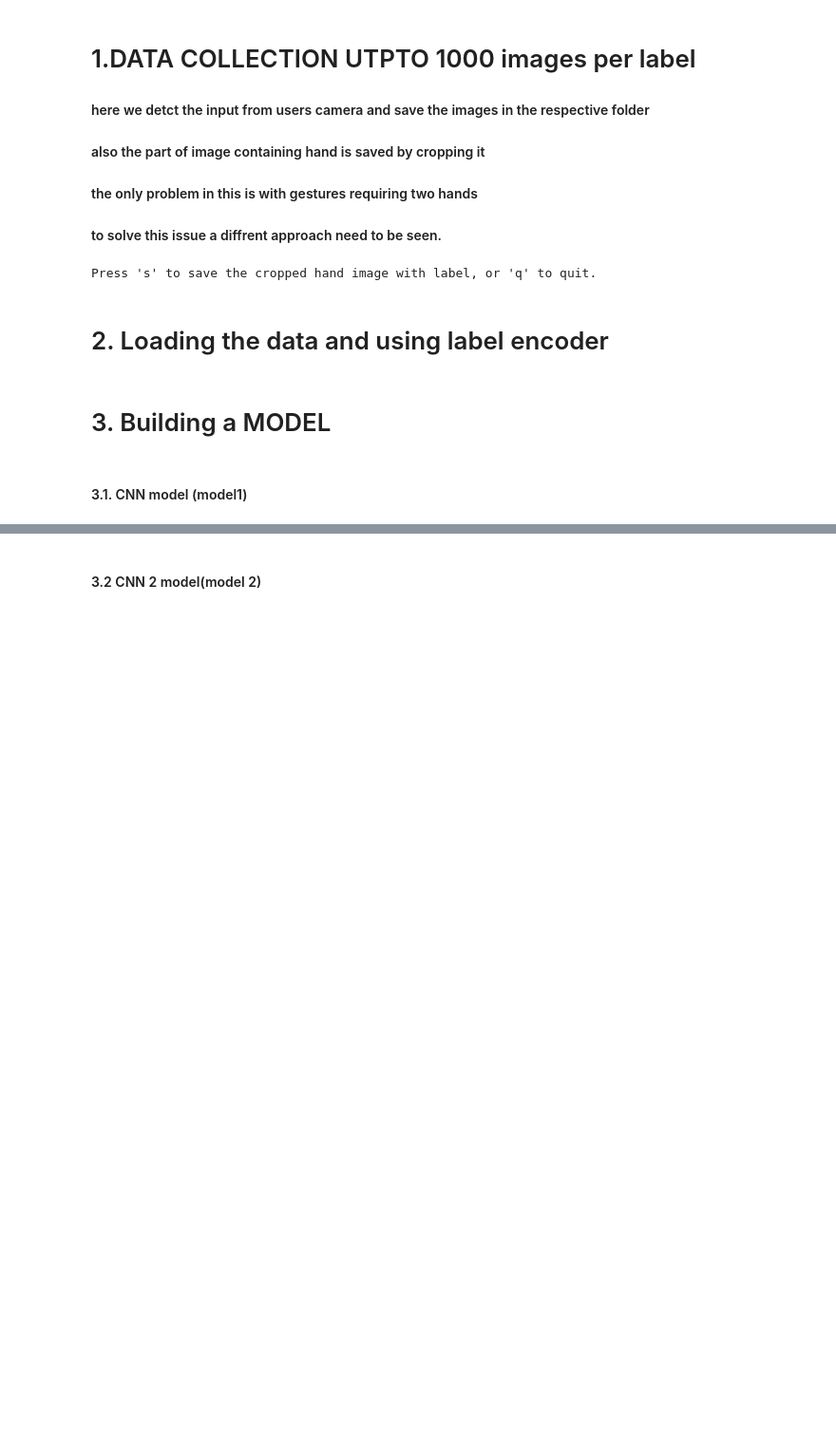
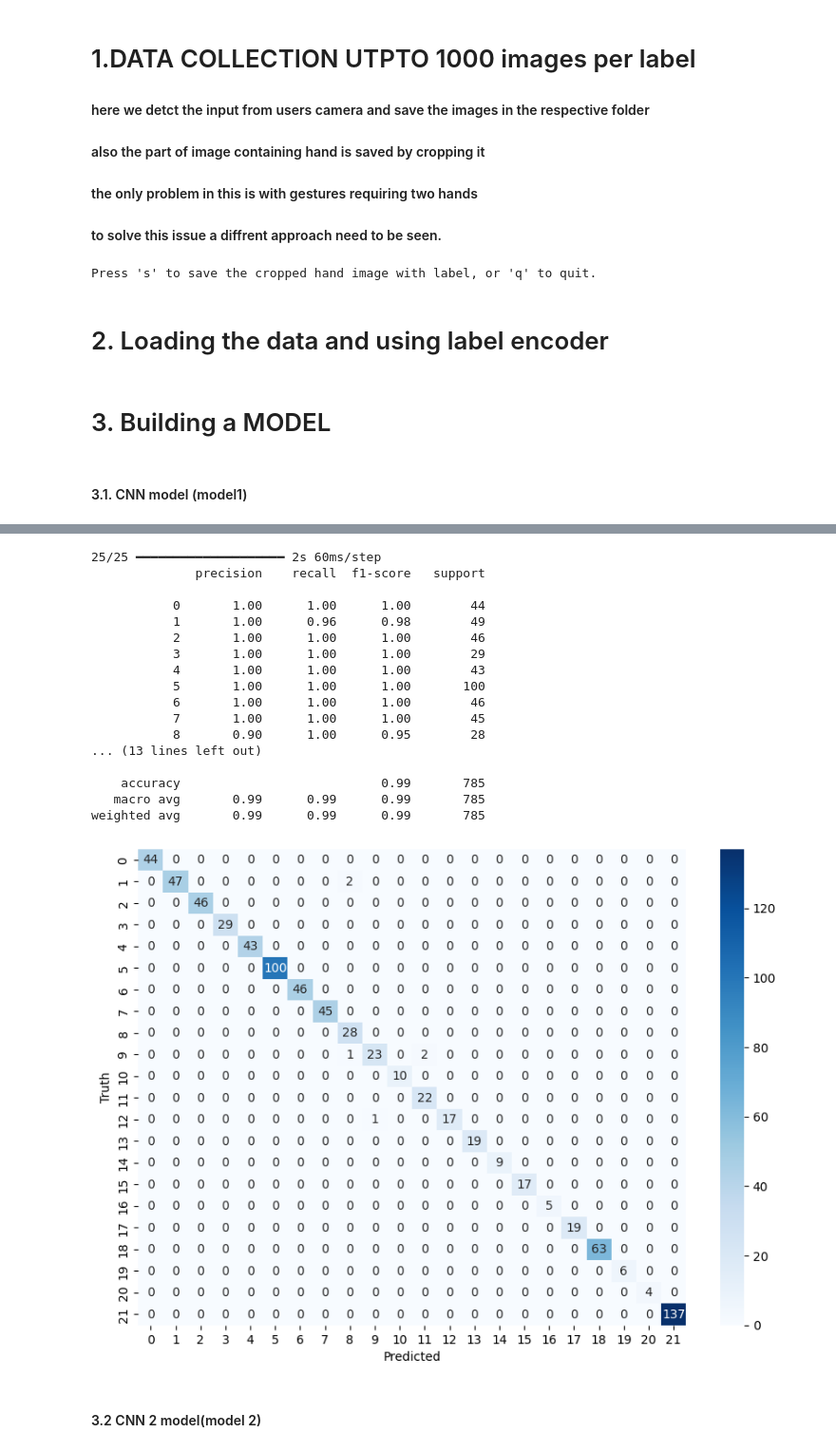
Before and after one commit to prashantraj1X1/Sign_language_detection, a Jupyter notebook: Final(Revised).ipynb, the cells around one changed output, grey strips where cells are left out. Shown at 95% size. Cells and saved outputs as stored; diff of their text form; code cells hidden in the pictures; blank space fills up the shorter version.

Commit message:
Models accuracies and new model started copy model trained on previous dataset deleted .

```diff
--- a/Final(Revised).ipynb
+++ b/Final(Revised).ipynb
@@ -224,2 +229,20 @@ Epoch 20/20
 WARNING:absl:You are saving your model as an HDF5 file via `model.save()` or `keras.saving.save_model(model)`. This file format is considered legacy. We recommend using instead the native Keras format ...
 Model saved to models/model1.h5
+# %%
+# model accuracy ,precision, recall, F1-score values, confusion matrix.
+model = load_model('./models/model1.h5')
+y_pred = model.predict(x_test)
+y_pred = np.argmax(y_pred, axis=1)
+
+from sklearn.metrics import classification_report, confusion_matrix
+import seaborn as sns
+
+
+print(classification_report(y_test, y_pred))
+cm = confusion_matrix(y_test, y_pred)
+plt.figure(figsize=(10, 7))
+sns.heatmap(cm, annot=True, fmt='d', cmap='Blues')
+plt.xlabel('Predicted')
+plt.ylabel('Truth')
+plt.show()
+# %% [output]
@@ -226,3 +250,21 @@ Model saved to models/model1.h5
+25/25 ━━━━━━━━━━━━━━━━━━━━ 2s 60ms/step
+              precision    recall  f1-score   support
+
+           0       1.00      1.00      1.00        44
+           1       1.00      0.96      0.98        49
+           2       1.00      1.00      1.00        46
+           3       1.00      1.00      1.00        29
+           4       1.00      1.00      1.00        43
+           5       1.00      1.00      1.00       100
+           6       1.00      1.00      1.00        46
+           7       1.00      1.00      1.00        45
+           8       0.90      1.00      0.95        28
+... (13 lines left out)
+
+    accuracy                           0.99       785
+   macro avg       0.99      0.99      0.99       785
+weighted avg       0.99      0.99      0.99       785
+[figure, added]
 # %% [markdown]
 #### 3.2 CNN 2 model(model 2)
 # %%
```
Also changed, not shown: parts of 8 cells of this notebook, 13 other files.
